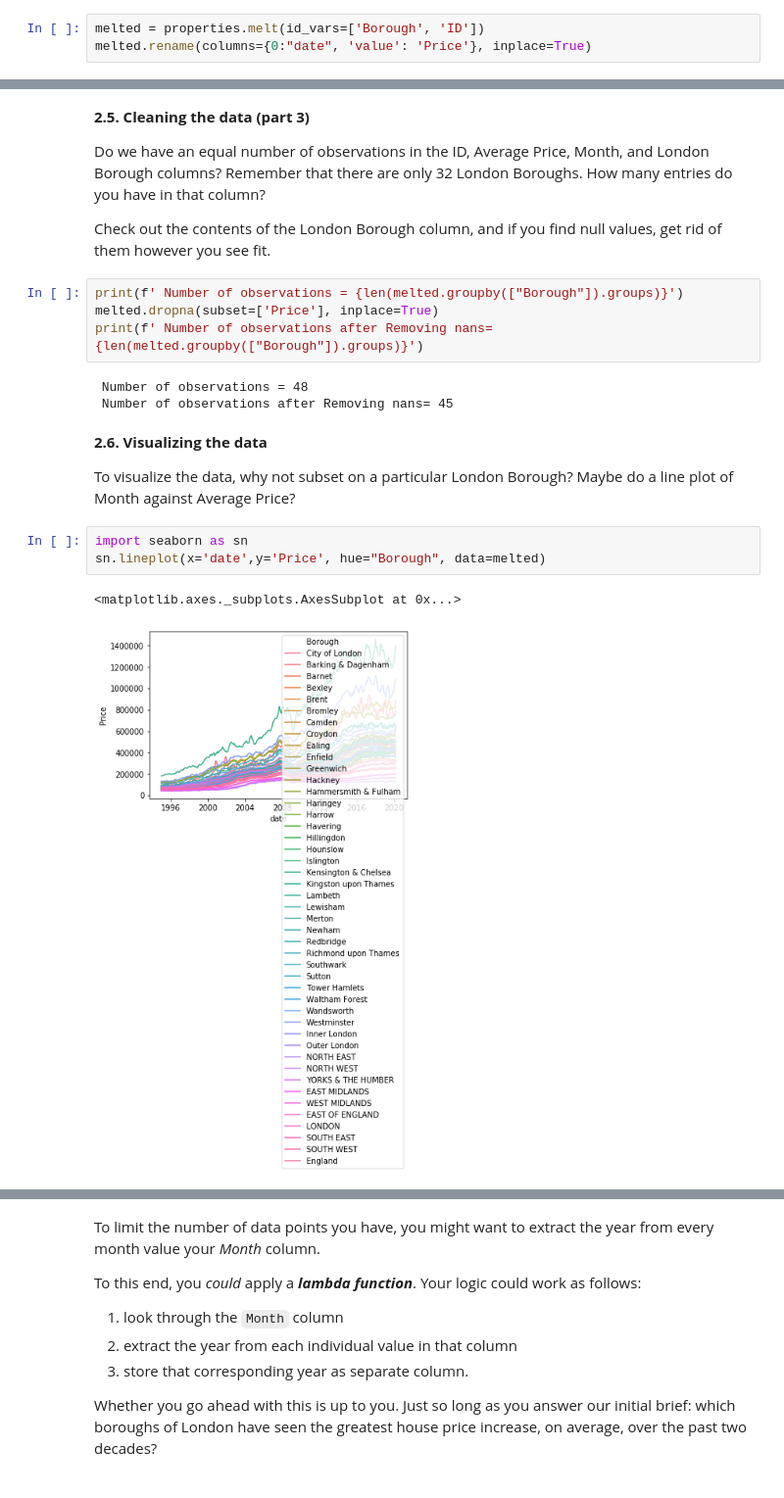
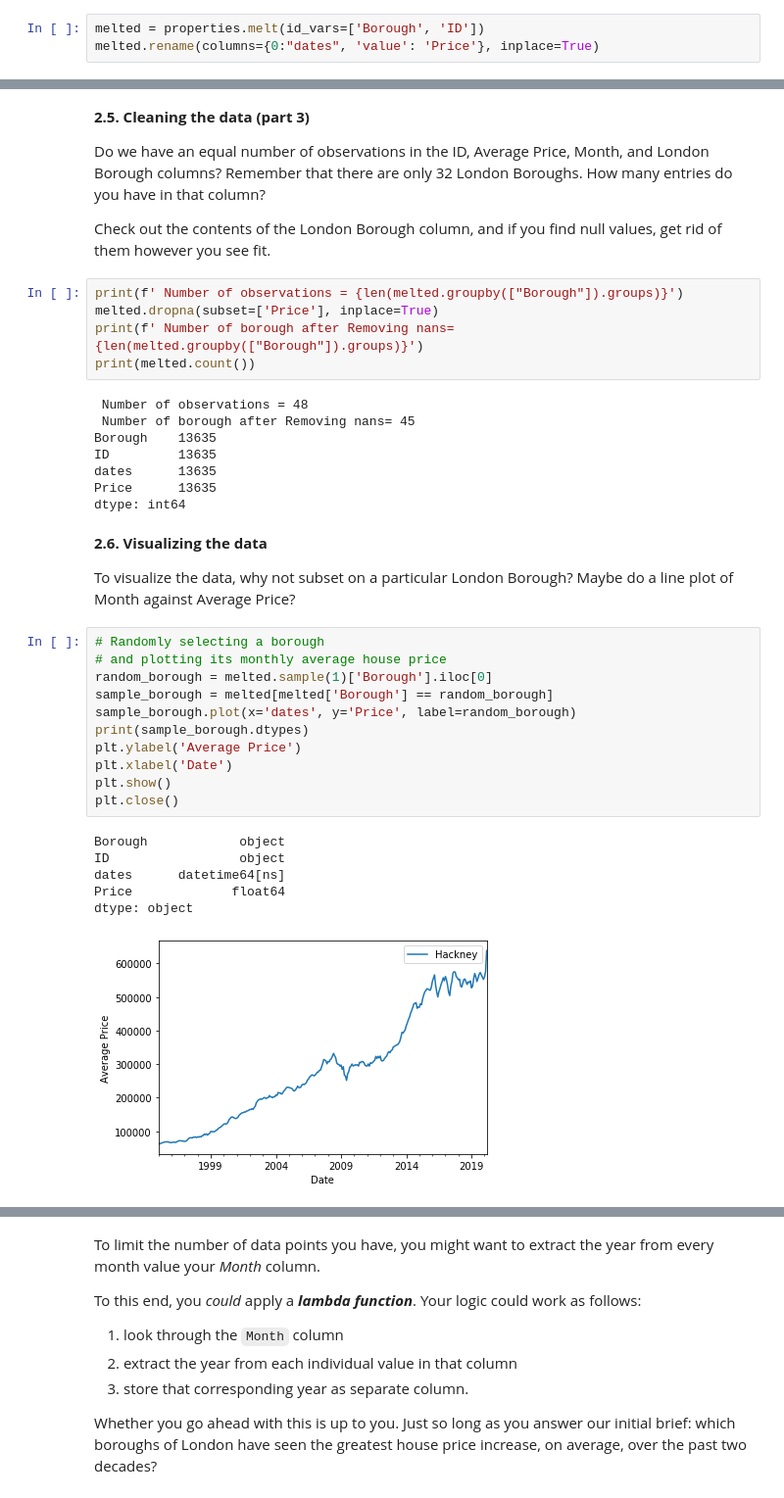
Before and after one commit to ennis-kurt/SpringBoard, a Jupyter notebook: Unit 4 Challenge - Tier 3.ipynb, the cells around one changed output, grey strips where cells are left out. Shown at 98% size. Cells and saved outputs as stored; diff of their text form.

```diff
--- a/Unit 4 Challenge - Tier 3.ipynb
+++ b/Unit 4 Challenge - Tier 3.ipynb
@@ -138,7 +138,7 @@ Remember what Wes McKinney said about tidy data?
 You might need to **melt** your DataFrame here.
 # %%
 melted = properties.melt(id_vars=['Borough', 'ID'])
-melted.rename(columns={0:"date", 'value': 'Price'}, inplace=True)
+melted.rename(columns={0:"dates", 'value': 'Price'}, inplace=True)
 # %% [markdown]
 Remember to make sure your column data types are all correct. Average prices, for example, should be floating point numbers...
 # %%
@@ -153,17 +153,35 @@ Check out the contents of the London Borough column, and if you find null values
 # %%
 print(f' Number of observations = {len(melted.groupby(["Borough"]).groups)}')
 melted.dropna(subset=['Price'], inplace=True)
-print(f' Number of observations after Removing nans= {len(melted.groupby(["Borough"]).groups)}')
+print(f' Number of borough after Removing nans= {len(melted.groupby(["Borough"]).groups)}')
+print(melted.count())
 # %% [output]
  Number of observations = 48
- Number of observations after Removing nans= 45
+ Number of borough after Removing nans= 45
+Borough    13635
+ID         13635
+dates      13635
+Price      13635
+dtype: int64
 # %% [markdown]
 **2.6. Visualizing the data**
 
 To visualize the data, why not subset on a particular London Borough? Maybe do a line plot of Month against Average Price?
-# %%
-import seaborn as sn
-sn.lineplot(x='date',y='Price', hue="Borough", data=melted)
-# %% [output]
-<matplotlib.axes._subplots.AxesSubplot at 0x...>
-[figure, removed]
+# %%
+# Randomly selecting a borough
+# and plotting its monthly average house price
+random_borough = melted.sample(1)['Borough'].iloc[0]
+sample_borough = melted[melted['Borough'] == random_borough]
+sample_borough.plot(x='dates', y='Price', label=random_borough)
+print(sample_borough.dtypes)
+plt.ylabel('Average Price')
+plt.xlabel('Date')
+plt.show()
+plt.close()
+# %% [output]
+Borough            object
+ID                 object
+dates      datetime64[ns]
+Price             float64
+dtype: object
+[figure, added]
```
Also changed, not shown: parts of 7 cells of this notebook.
